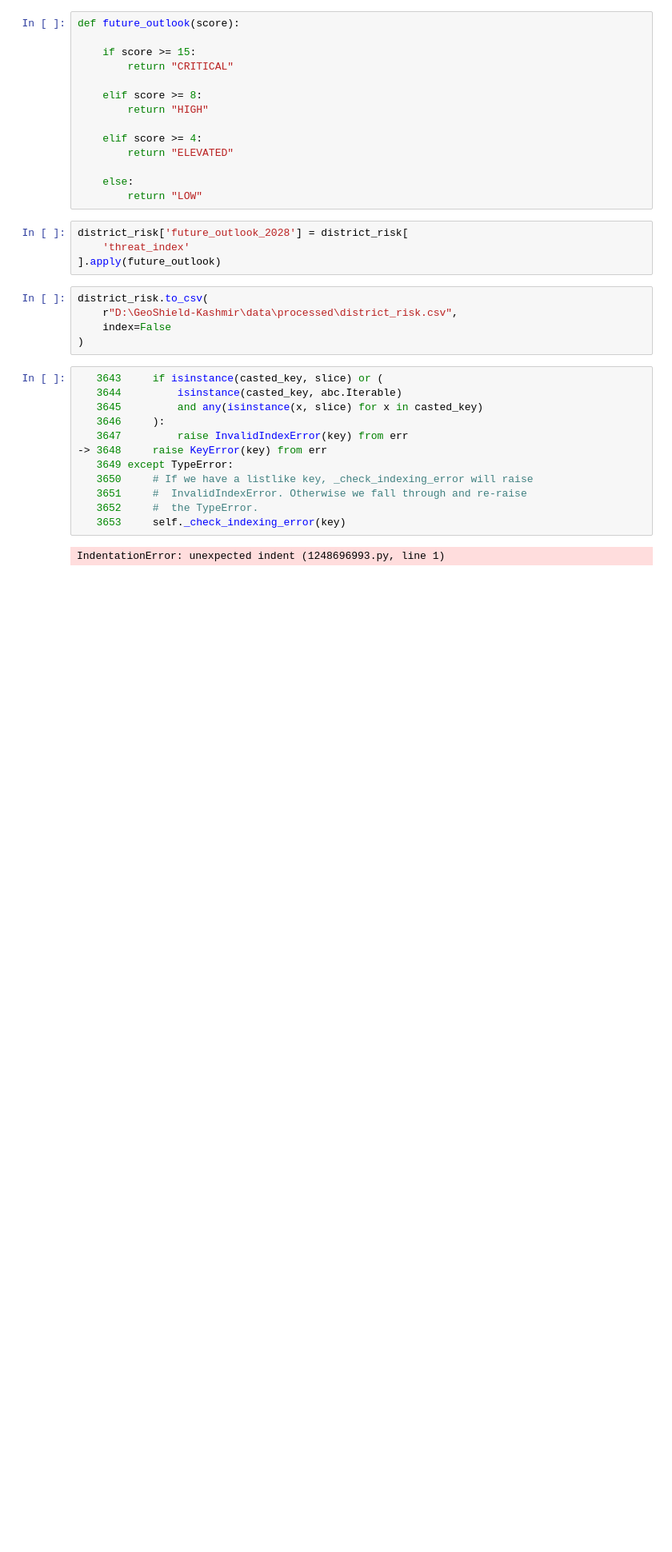
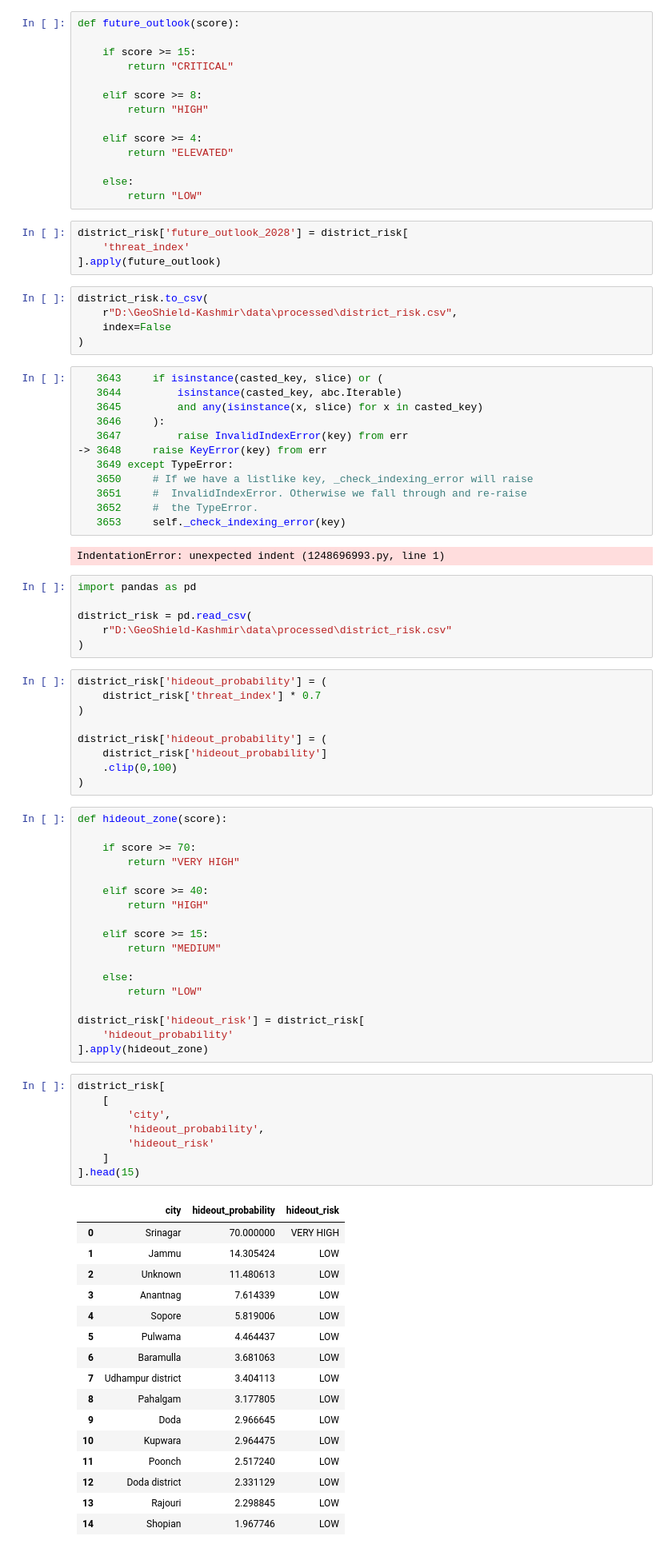
Before and after one commit to aajbelga/TRINETRA, a Jupyter notebook: notebooks/data_cleaning.ipynb, the cells around one changed output. Shown at 80% size. Saved outputs shown, nothing was run; the diff lists cells and outputs as text; blank space fills up the shorter version.

Commit message:
Add hideout probability assessment engine

```diff
--- a/notebooks/data_cleaning.ipynb
+++ b/notebooks/data_cleaning.ipynb
@@ -2077,3 +2077,61 @@ district_risk.to_csv(
    3653     self._check_indexing_error(key)
 # %% [output]
 IndentationError: unexpected indent (1248696993.py, line 1)
+# %%
+import pandas as pd
+
+district_risk = pd.read_csv(
+    r"D:\GeoShield-Kashmir\data\processed\district_risk.csv"
+)
+# %%
+district_risk['hideout_probability'] = (
+    district_risk['threat_index'] * 0.7
+)
+
+district_risk['hideout_probability'] = (
+    district_risk['hideout_probability']
+    .clip(0,100)
+)
+# %%
+def hideout_zone(score):
+
+    if score >= 70:
+        return "VERY HIGH"
+
+    elif score >= 40:
+        return "HIGH"
+
+    elif score >= 15:
+        return "MEDIUM"
+
+    else:
+        return "LOW"
+
+district_risk['hideout_risk'] = district_risk[
+    'hideout_probability'
+].apply(hideout_zone)
+# %%
+district_risk[
+    [
+        'city',
+        'hideout_probability',
+        'hideout_risk'
+    ]
+].head(15)
+# %% [output]
+|  | city | hideout_probability | hideout_risk |
+| 0 | Srinagar | 70.000000 | VERY HIGH |
+| 1 | Jammu | 14.305424 | LOW |
+| 2 | Unknown | 11.480613 | LOW |
+| 3 | Anantnag | 7.614339 | LOW |
+| 4 | Sopore | 5.819006 | LOW |
+| 5 | Pulwama | 4.464437 | LOW |
+| 6 | Baramulla | 3.681063 | LOW |
+| 7 | Udhampur district | 3.404113 | LOW |
+| 8 | Pahalgam | 3.177805 | LOW |
+| 9 | Doda | 2.966645 | LOW |
+| 10 | Kupwara | 2.964475 | LOW |
+| 11 | Poonch | 2.517240 | LOW |
+| 12 | Doda district | 2.331129 | LOW |
+| 13 | Rajouri | 2.298845 | LOW |
+| 14 | Shopian | 1.967746 | LOW |
```
Also changed, not shown: parts of 1 cell of this notebook, 3 other files.
